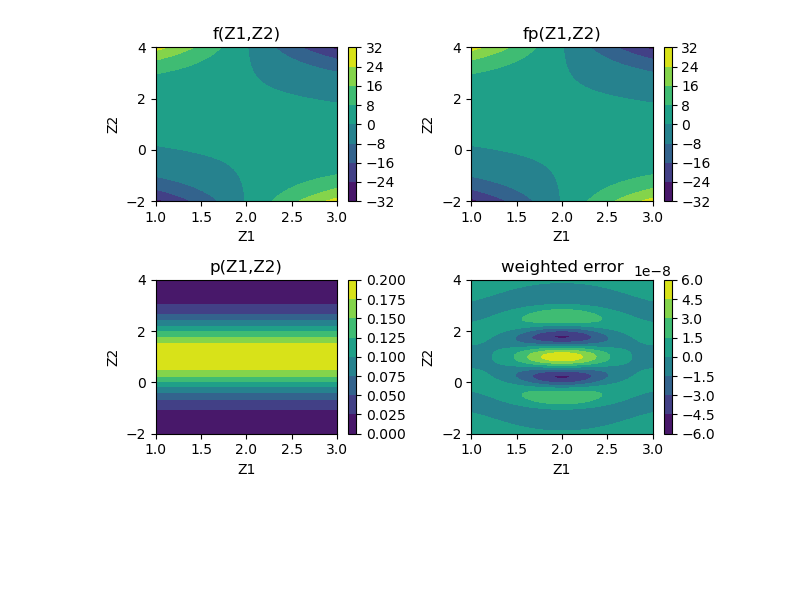
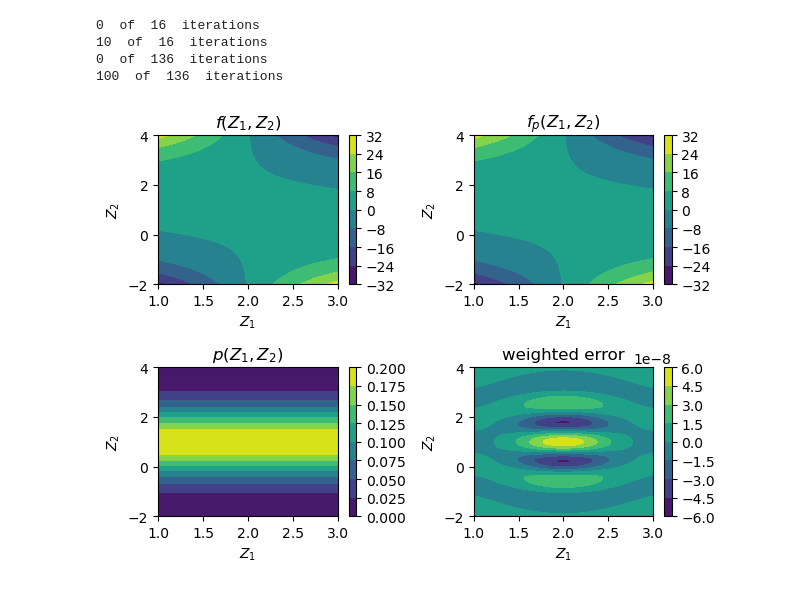
Before and after one commit to NiklasSchaaf/UQ_2023, a Jupyter notebook: homework_4/hw_nik.ipynb, the cells around one changed output. Cells and saved outputs as stored; diff of their text form; code cells hidden in the pictures; blank space fills up the shorter version.

```diff
--- a/homework_4/hw_nik.ipynb
+++ b/homework_4/hw_nik.ipynb
@@ -187,34 +152,51 @@ plt.colorbar()
+# %%
+max_order = 15 # define highest order of approximation
+size = 1000 # define gridsize
+
+X, Y = np.meshgrid(np.linspace(-1,1,size), np.linspace(-3,3,size))
+
+Zf = function(X,Y) # calculate f(X,Y) on grid
+
+pairs, fhats, gamma1s, gamma2s = get_coefficents(max_order) # calculate coefficents
+Zp = proj_eval(X,Y,pairs,fhats) # calculate fp(X,Y) on grid for max_order
+# %% [output]
+0  of  16  iterations
+10  of  16  iterations
+0  of  136  iterations
+100  of  136  iterations
 # %%
 # probability distribution
 pZ = 1/2 * np.ones(Zf.shape)
 pZ = np.multiply(normal_pdf(Y), pZ)
 # %%
+# contour plots
 fig, axs = plt.subplots(2, 2)
 c00 = axs[0,0].contourf((X+2),(Y+1),Zf)
-axs[0,0].set_title('f(Z1,Z2)')
-axs[0,0].set_xlabel('Z1')
-axs[0,0].set_ylabel('Z2')
+axs[0,0].set_title('$f(Z_1,Z_2)$')
+axs[0,0].set_xlabel('$Z_1$')
+axs[0,0].set_ylabel('$Z_2$')
 plt.colorbar(c00, ax=axs[0,0])
 
 c01 = axs[0,1].contourf((X+2),(Y+1),Zp)
-axs[0,1].set_title('fp(Z1,Z2)')
-axs[0,1].set_xlabel('Z1')
-axs[0,1].set_ylabel('Z2')
+axs[0,1].set_title('$f_p(Z_1,Z_2)$')
+axs[0,1].set_xlabel('$Z_1$')
+axs[0,1].set_ylabel('$Z_2$')
 plt.colorbar(c01, ax=axs[0,1])
 
 c10 = axs[1,0].contourf((X+2),(Y+1),pZ)
-axs[1,0].set_title('p(Z1,Z2)')
-axs[1,0].set_xlabel('Z1')
-axs[1,0].set_ylabel('Z2')
+axs[1,0].set_title('$p(Z_1,Z_2)$')
+axs[1,0].set_xlabel('$Z_1$')
+axs[1,0].set_ylabel('$Z_2$')
 plt.colorbar(c10, ax=axs[1,0])
 
 c11 = axs[1,1].contourf((X+2),(Y+1),(Zf-Zp)*pZ)
 axs[1,1].set_title('weighted error')
-axs[1,1].set_xlabel('Z1')
-axs[1,1].set_ylabel('Z2')
+axs[1,1].set_xlabel('$Z_1$')
+axs[1,1].set_ylabel('$Z_2$')
 plt.colorbar(c11, ax=axs[1,1])
 fig.tight_layout()
+plt.savefig('contours.png', dpi = 300)
 # %% [output]
-[figure, old version]
+[figure, new version]
 # %%
 # use the calculated coesfficents to get the errors for lower orders
```
Also changed, not shown: parts of 14 cells of this notebook, 4 other files.
